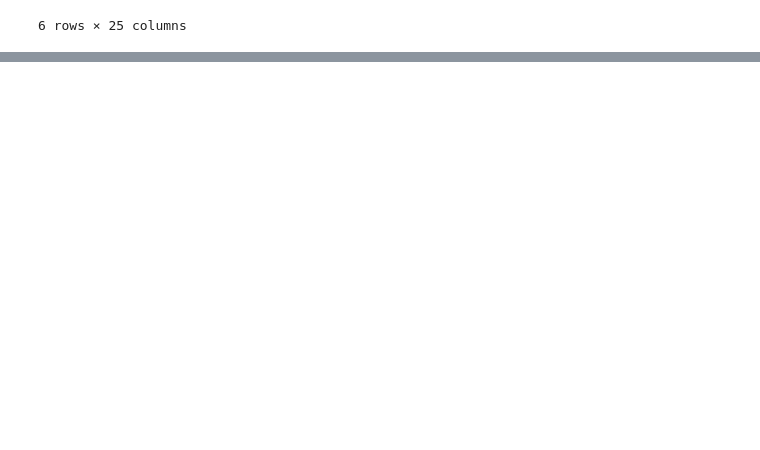
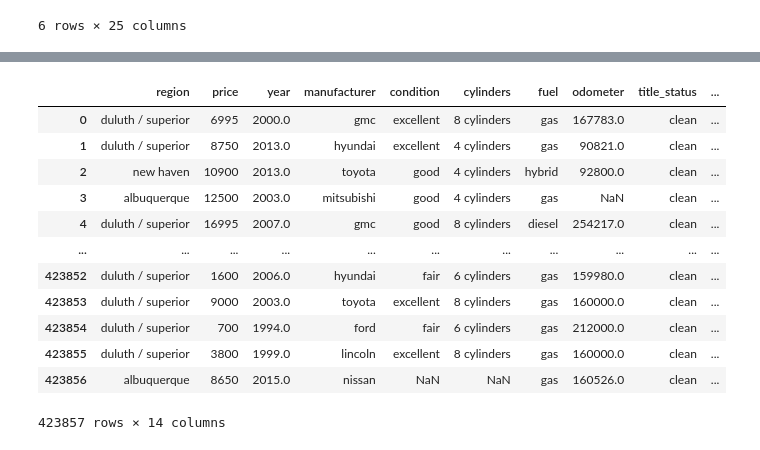
Before and after one commit to ChitandaMayaka/CMPE255-Team-Project, a Jupyter notebook: Analysis and Price Prediction of Used Cars on Craigslist.ipynb, the cells around one changed output, grey strips where cells are left out. Drawn from its saved outputs; the diff is of its cells as text; code cells hidden in the pictures; blank space fills up the shorter version.

```diff
--- a/Analysis and Price Prediction of Used Cars on Craigslist.ipynb
+++ b/Analysis and Price Prediction of Used Cars on Craigslist.ipynb
@@ -90,0 +133,21 @@ vehicles_df.loc[vehicles_df['manufacturer'] == 'porche']
+# %%
+drop_columns = ['id','url','region_url','model','vin','size',
+                'type','paint_color','image_url','description', 'county']
+# %%
+data1 = vehicles_df.drop(columns = drop_columns)
+# %%
+data1
+# %% [output]
+|  | region | price | year | manufacturer | condition | cylinders | fuel | odometer | title_status | ... |
+| 0 | duluth / superior | 6995 | 2000.0 | gmc | excellent | 8 cylinders | gas | 167783.0 | clean | ... |
+| 1 | duluth / superior | 8750 | 2013.0 | hyundai | excellent | 4 cylinders | gas | 90821.0 | clean | ... |
+| 2 | new haven | 10900 | 2013.0 | toyota | good | 4 cylinders | hybrid | 92800.0 | clean | ... |
+| 3 | albuquerque | 12500 | 2003.0 | mitsubishi | good | 4 cylinders | gas | NaN | clean | ... |
+| 4 | duluth / superior | 16995 | 2007.0 | gmc | good | 8 cylinders | diesel | 254217.0 | clean | ... |
+| ... | ... | ... | ... | ... | ... | ... | ... | ... | ... | ... |
+| 423852 | duluth / superior | 1600 | 2006.0 | hyundai | fair | 6 cylinders | gas | 159980.0 | clean | ... |
+| 423853 | duluth / superior | 9000 | 2003.0 | toyota | excellent | 8 cylinders | gas | 160000.0 | clean | ... |
+| 423854 | duluth / superior | 700 | 1994.0 | ford | fair | 6 cylinders | gas | 212000.0 | clean | ... |
+| 423855 | duluth / superior | 3800 | 1999.0 | lincoln | excellent | 8 cylinders | gas | 160000.0 | clean | ... |
+| 423856 | albuquerque | 8650 | 2015.0 | nissan | NaN | NaN | gas | 160526.0 | clean | ... |
+423857 rows × 14 columns
```
Also changed, not shown: parts of 7 cells of this notebook, 4 other files.
